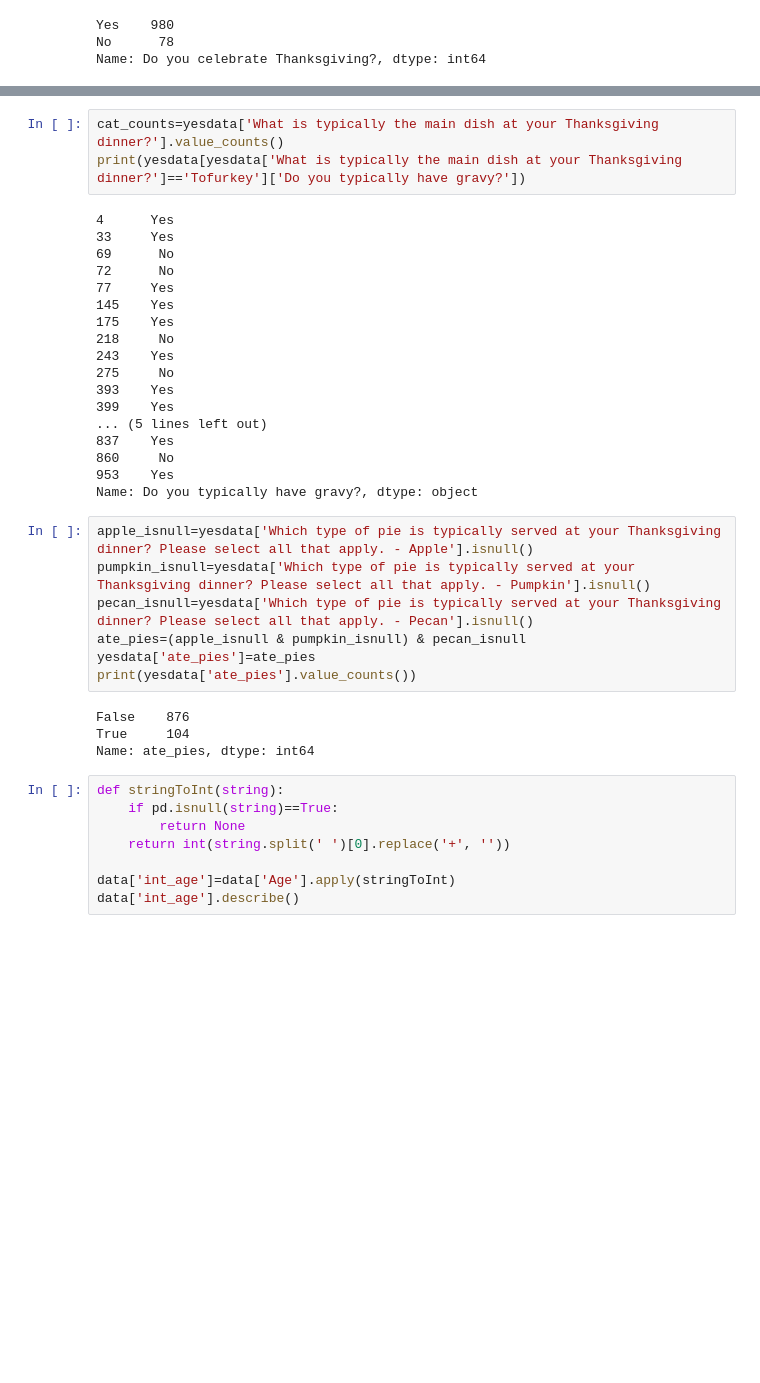
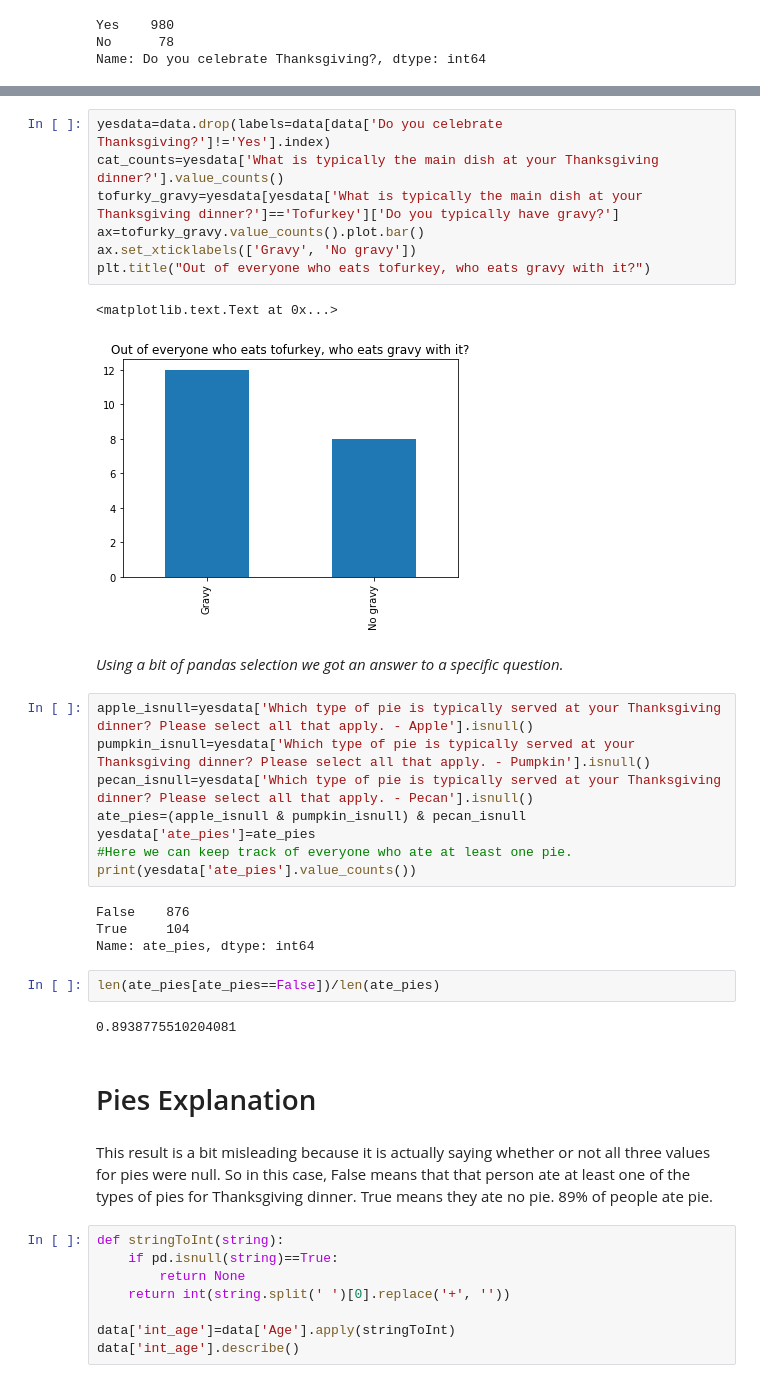
Before and after one commit to cidetraq/Thanksgiving_data, a Jupyter notebook: ThanksgivingProj.ipynb, the cells around one changed output, grey strips where cells are left out. Drawn from its saved outputs; the diff is of its cells as text; blank space fills up the shorter version.

```diff
--- a/ThanksgivingProj.ipynb
+++ b/ThanksgivingProj.ipynb
@@ -61,35 +53,35 @@ print(yesdata)
 # %%
+yesdata=data.drop(labels=data[data['Do you celebrate Thanksgiving?']!='Yes'].index)
 cat_counts=yesdata['What is typically the main dish at your Thanksgiving dinner?'].value_counts()
-print(yesdata[yesdata['What is typically the main dish at your Thanksgiving dinner?']=='Tofurkey']['Do you typically have gravy?'])
+tofurky_gravy=yesdata[yesdata['What is typically the main dish at your Thanksgiving dinner?']=='Tofurkey']['Do you typically have gravy?']
+ax=tofurky_gravy.value_counts().plot.bar()
+ax.set_xticklabels(['Gravy', 'No gravy'])
+plt.title("Out of everyone who eats tofurkey, who eats gravy with it?")
 # %% [output]
-4      Yes
-33     Yes
-69      No
-72      No
-77     Yes
-145    Yes
-175    Yes
-218     No
-243    Yes
-275     No
-393    Yes
-399    Yes
-... (5 lines left out)
-837    Yes
-860     No
-953    Yes
-Name: Do you typically have gravy?, dtype: object
+<matplotlib.text.Text at 0x...>
+[figure, added]
+# %% [markdown]
+<em>Using a bit of pandas selection we got an answer to a specific question.</em>
 # %%
 apple_isnull=yesdata['Which type of pie is typically served at your Thanksgiving dinner? Please select all that apply. - Apple'].isnull()
 pumpkin_isnull=yesdata['Which type of pie is typically served at your Thanksgiving dinner? Please select all that apply. - Pumpkin'].isnull()
 pecan_isnull=yesdata['Which type of pie is typically served at your Thanksgiving dinner? Please select all that apply. - Pecan'].isnull()
 ate_pies=(apple_isnull & pumpkin_isnull) & pecan_isnull
 yesdata['ate_pies']=ate_pies
+#Here we can keep track of everyone who ate at least one pie.
 print(yesdata['ate_pies'].value_counts())
 # %% [output]
 False    876
 True     104
 Name: ate_pies, dtype: int64
+# %%
+len(ate_pies[ate_pies==False])/len(ate_pies)
+# %% [output]
+0.8938775510204081
+# %% [markdown]
+<h1>Pies Explanation</h1>
+# %% [markdown]
+This result is a bit misleading because it is actually saying whether or not all three values for pies were null. So in this case, False means that that person ate at least one of the types of pies for Thanksgiving dinner. True means they ate no pie. 89% of people ate pie.
 # %%
 def stringToInt(string):
     if pd.isnull(string)==True:
```
Also changed, not shown: parts of 35 cells of this notebook.
